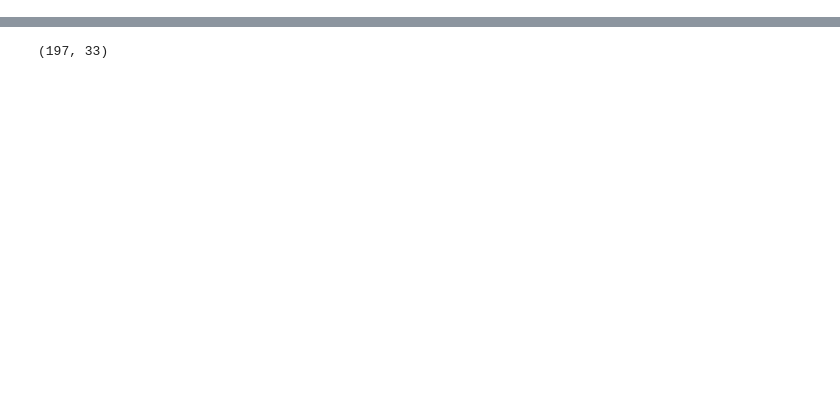
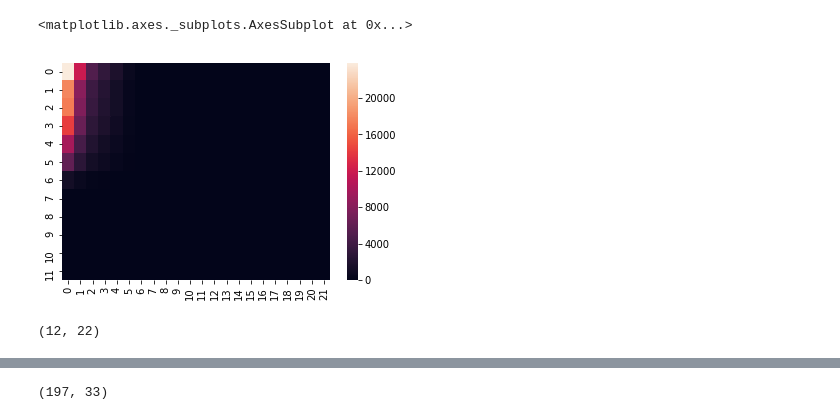
Before and after one commit to antigenomics/tcr-pairing-preferences, a Jupyter notebook: CDR3Graphs.ipynb, the cells around one changed output, grey strips where cells are left out. Saved outputs shown, nothing was run; the diff lists cells and outputs as text; code cells hidden in the pictures; blank space fills up the shorter version.

```diff
--- a/CDR3Graphs.ipynb
+++ b/CDR3Graphs.ipynb
@@ -56,0 +405,17 @@ for l in range(6, 20):
+# %%
+ab_deg_distr = np.zeros((12, 22), dtype=int)
+for i in range(acdr3.shape[0]):
+    ab_deg_distr[int(np.log2(1 + len(a_adj[i]))),
+                 int(np.log2(1 + len(b_adj[i])))] += 1
+# %%
+sns.heatmap(ab_deg_distr)
+# %% [output]
+<matplotlib.axes._subplots.AxesSubplot at 0x...>
+[figure, added]
+# %%
+ax = np.sum(ab_deg_distr, axis=1)
+bx = np.sum(ab_deg_distr, axis=0)
+abx = np.dot(ax.reshape(-1, 1), bx.reshape(1, -1)) / np.sum(ax)
+abx.shape
+# %% [output]
+(12, 22)
```
Also changed, not shown: parts of 70 cells of this notebook, 5 other files.
